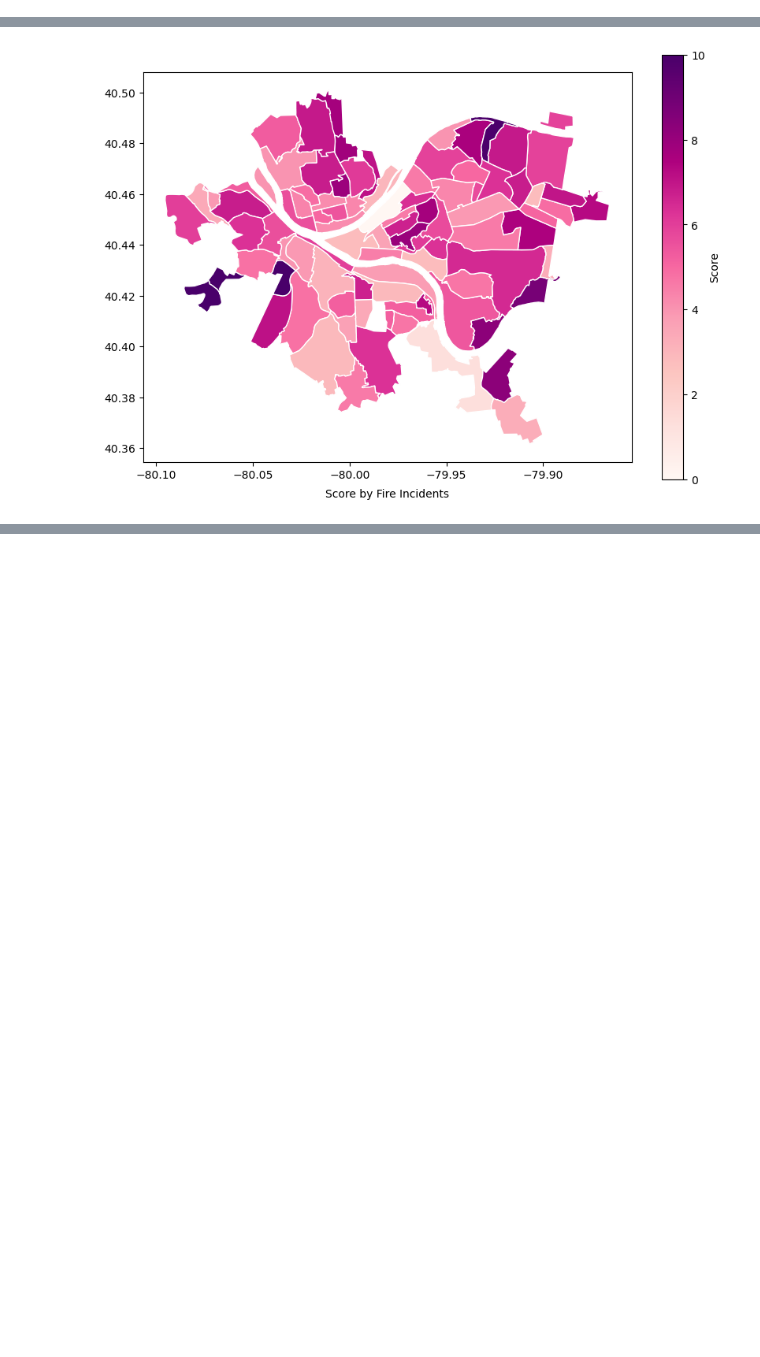
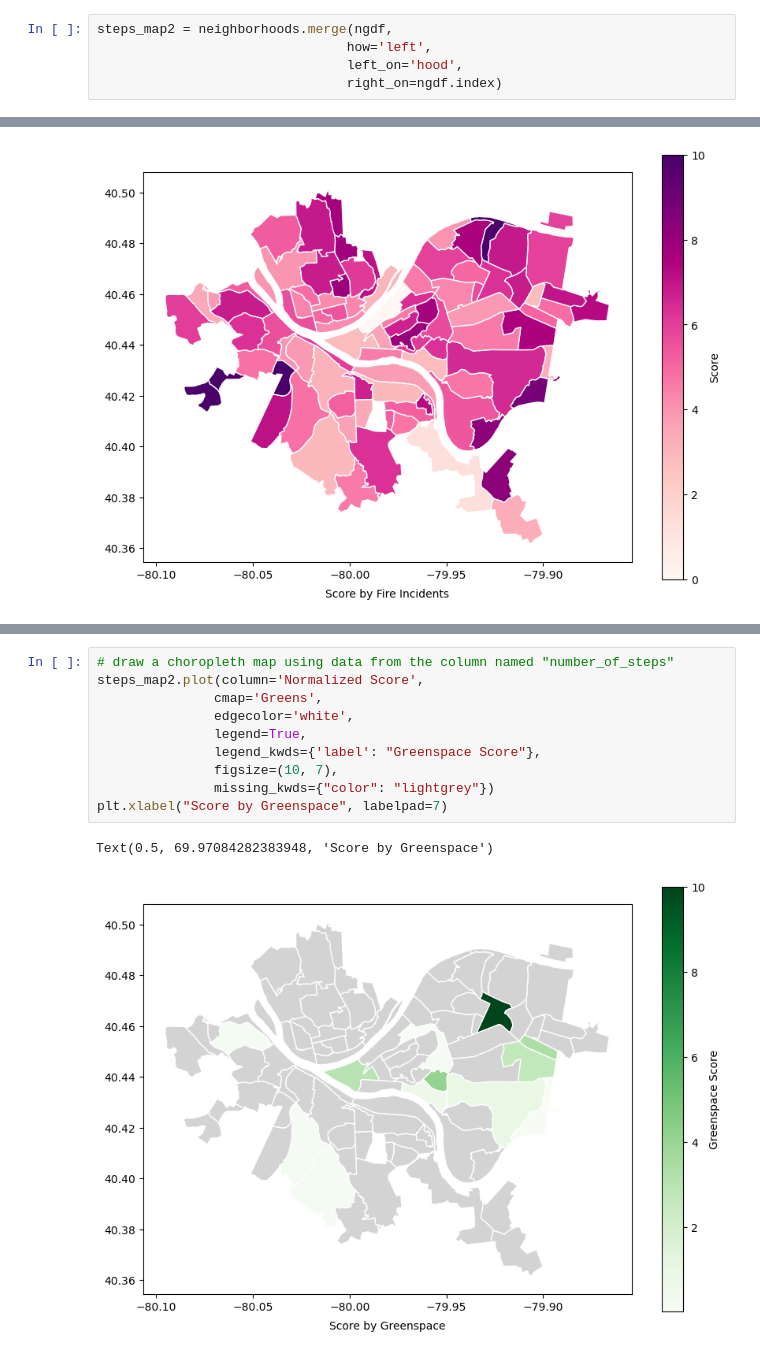
Before and after one commit to XianyuZhao04/CMPINF-0010-FinalProject, a Jupyter notebook: finalNotebook.ipynb, the cells around one changed output, grey strips where cells are left out. Saved outputs shown, nothing was run; the diff lists cells and outputs as text; blank space fills up the shorter version.

```diff
--- a/finalNotebook.ipynb
+++ b/finalNotebook.ipynb
@@ -304,3 +309,8 @@ steps_map = neighborhoods.merge(fire_incidents_neighborhood,
+# %%
+steps_map2 = neighborhoods.merge(ngdf,
+                                how='left',
+                                left_on='hood',
+                                right_on=ngdf.index)
 # %%
 # draw a choropleth map using data from the column named "number_of_steps"
 steps_map.plot(column='Frequency',
@@ -329,0 +353,13 @@ Text(0.5, 69.97084282383948, 'Score by Fire Incidents')
+# %%
+# draw a choropleth map using data from the column named "number_of_steps"
+steps_map2.plot(column='Normalized Score',
+               cmap='Greens',
+               edgecolor='white',
+               legend=True,
+               legend_kwds={'label': "Greenspace Score"},
+               figsize=(10, 7),
+               missing_kwds={"color": "lightgrey"})
+plt.xlabel("Score by Greenspace", labelpad=7)
+# %% [output]
+Text(0.5, 69.97084282383948, 'Score by Greenspace')
+[figure, added]
```
Also changed, not shown: parts of 3 cells of this notebook.
